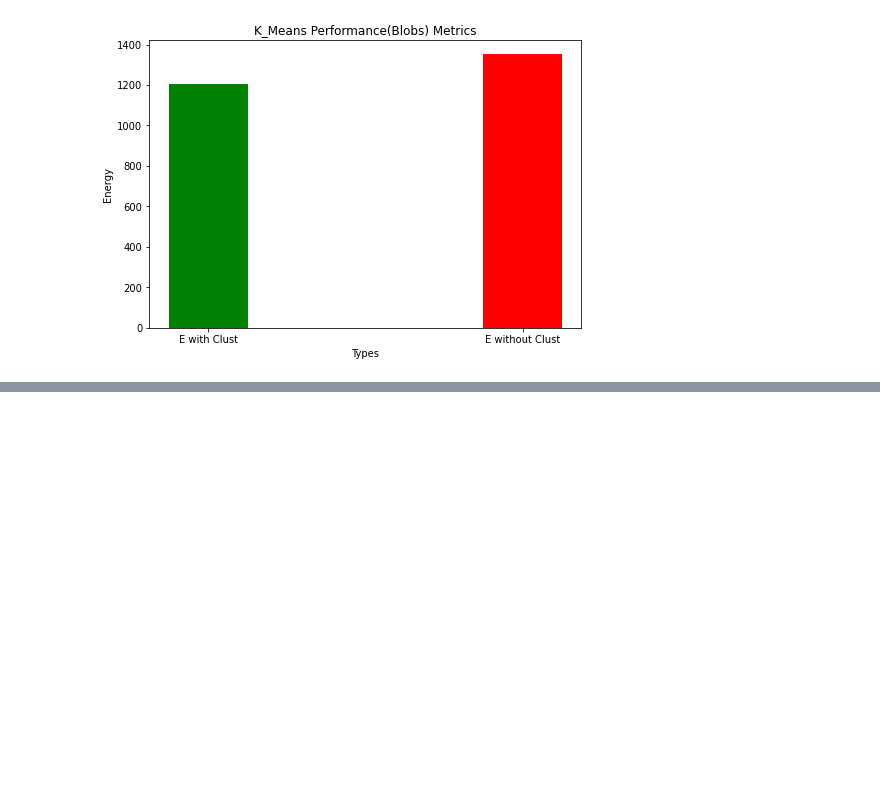
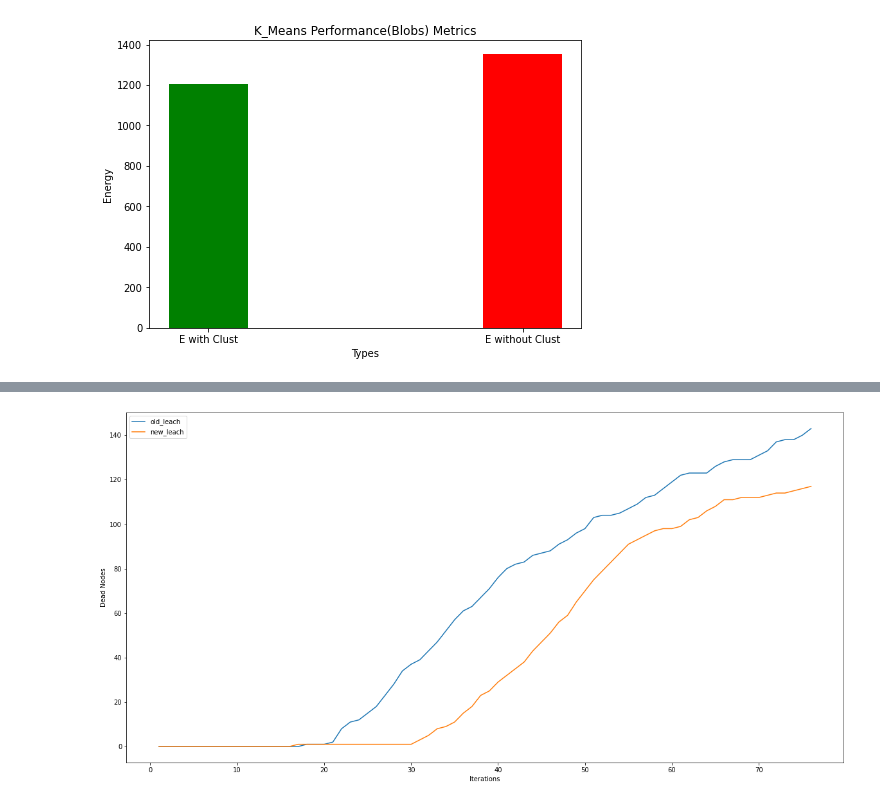
Before and after one commit to HarshitCodex/WSN-Clustering, a Jupyter notebook: K_Means/wsn_clust_blobs.ipynb, the cells around one changed output, grey strips where cells are left out. Saved outputs shown, nothing was run; the diff lists cells and outputs as text; code cells hidden in the pictures; blank space fills up the shorter version.

```diff
--- a/K_Means/wsn_clust_blobs.ipynb
+++ b/K_Means/wsn_clust_blobs.ipynb
@@ -233,0 +505,46 @@ plt.show()
+# %%
+def plotfile(file1, file2, xname, yname,types):
+    with open(file1, 'r') as file:
+        dataold = file.read()
+
+    with open(file2, 'r') as file:
+        datanew = file.read()
+
+    x_old = list(map(str, dataold.split('\n')))
+    x_new = list(map(str, datanew.split('\n')))
+
+    x_old.pop()
+    x_new.pop()
+
+    y_old = []
+    num = 0
+    for i in x_old:
+        y_old.append(np.array(list(map(types, x_old[num].split()))))
+        num += 1
+
+    y_old = np.array(y_old)
+
+    y_new = []
+    num = 0
+    for i in x_new:
+        y_new.append(np.array(list(map(types, x_new[num].split()))))
+        num += 1
+
+    y_new = np.array(y_new)
+
+    fig = plt.figure(figsize=(20,10))
+    ax = plt.axes()
+
+    x = np.linspace(0, 10, 1000)
+
+    plt.plot(y_old[:, 0], y_old[:, 1], label="old_leach")
+    plt.plot(y_new[:, 0], y_new[:, 1], label="new_leach")
+    plt.xlabel(xname)
+    plt.ylabel(yname)
+    plt.legend()
+    plt.savefig("../Plots/"+yname+".jpg",bbox_inches = "tight")
+    plt.show()
+# %%
+plotfile('old_deadgraph.txt','new_deadgraph.txt','Iterations','Dead Nodes',int)
+# %% [output]
+[figure, added]
```
Also changed, not shown: parts of 27 cells of this notebook, 8 other files.
